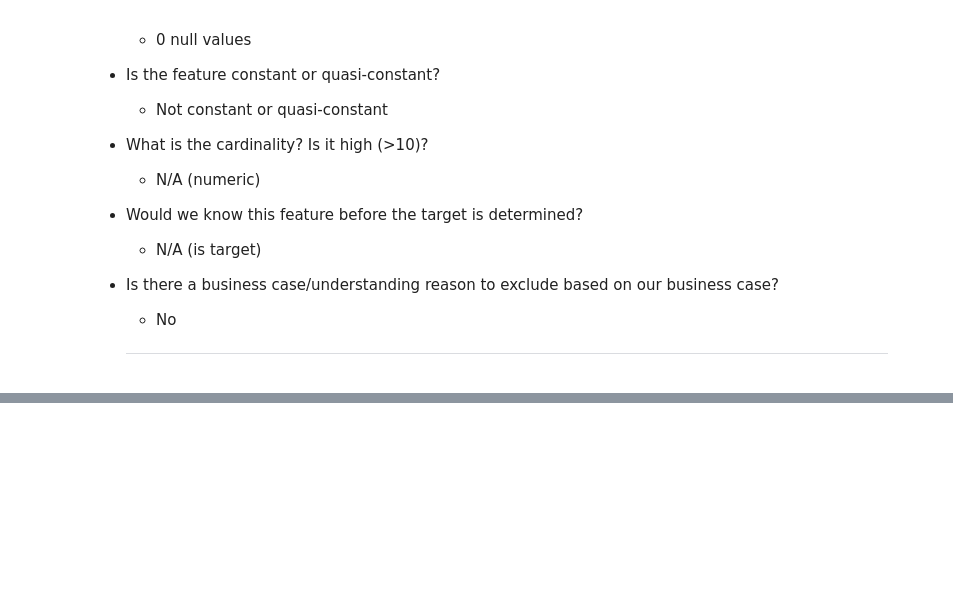
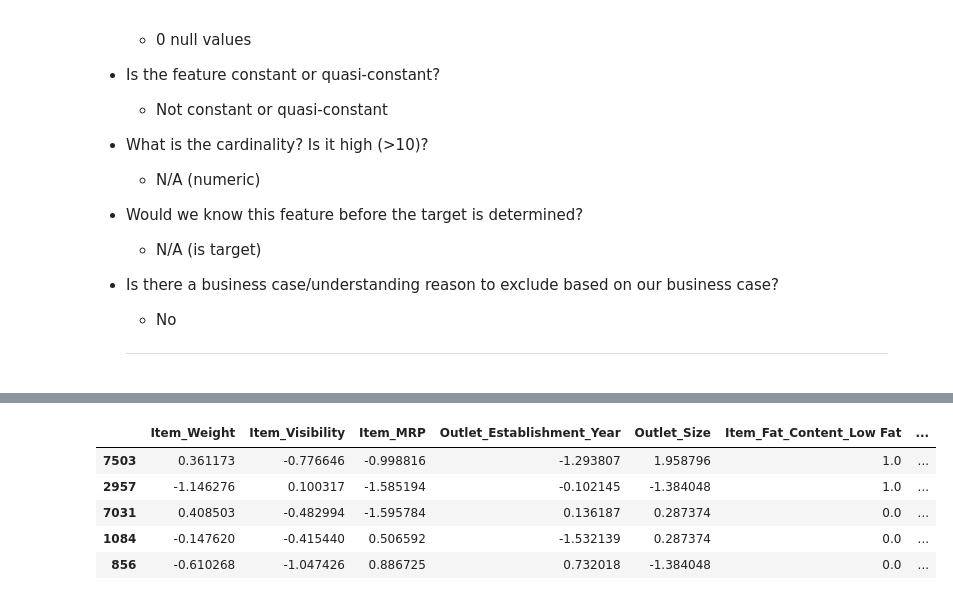
Before and after one commit to LoveidaLucero/Prediction-of-Product-Sales, a Jupyter notebook: Prediction_of_Product_Sales.ipynb, the cells around one changed output, grey strips where cells are left out. Cells and saved outputs as stored; diff of their text form; code cells hidden in the pictures; blank space fills up the shorter version.

```diff
--- a/Prediction_of_Product_Sales.ipynb
+++ b/Prediction_of_Product_Sales.ipynb
@@ -958,0 +1228,12 @@ explore_numeric(df_sales, x= 'Item_Outlet_Sales');
+# %%
+# Transform the testing data
+X_test_processed = col_transformer.transform(X_test)
+X_test_processed.describe()
+X_test_processed.head()
+# %% [output]
+|  | Item_Weight | Item_Visibility | Item_MRP | Outlet_Establishment_Year | Outlet_Size | Item_Fat_Content_Low Fat | ... |
+| 7503 | 0.361173 | -0.776646 | -0.998816 | -1.293807 | 1.958796 | 1.0 | ... |
+| 2957 | -1.146276 | 0.100317 | -1.585194 | -0.102145 | -1.384048 | 1.0 | ... |
+| 7031 | 0.408503 | -0.482994 | -1.595784 | 0.136187 | 0.287374 | 0.0 | ... |
+| 1084 | -0.147620 | -0.415440 | 0.506592 | -1.532139 | 0.287374 | 0.0 | ... |
+| 856 | -0.610268 | -1.047426 | 0.886725 | 0.732018 | -1.384048 | 0.0 | ... |
```
Also changed, not shown: parts of 39 cells of this notebook.
